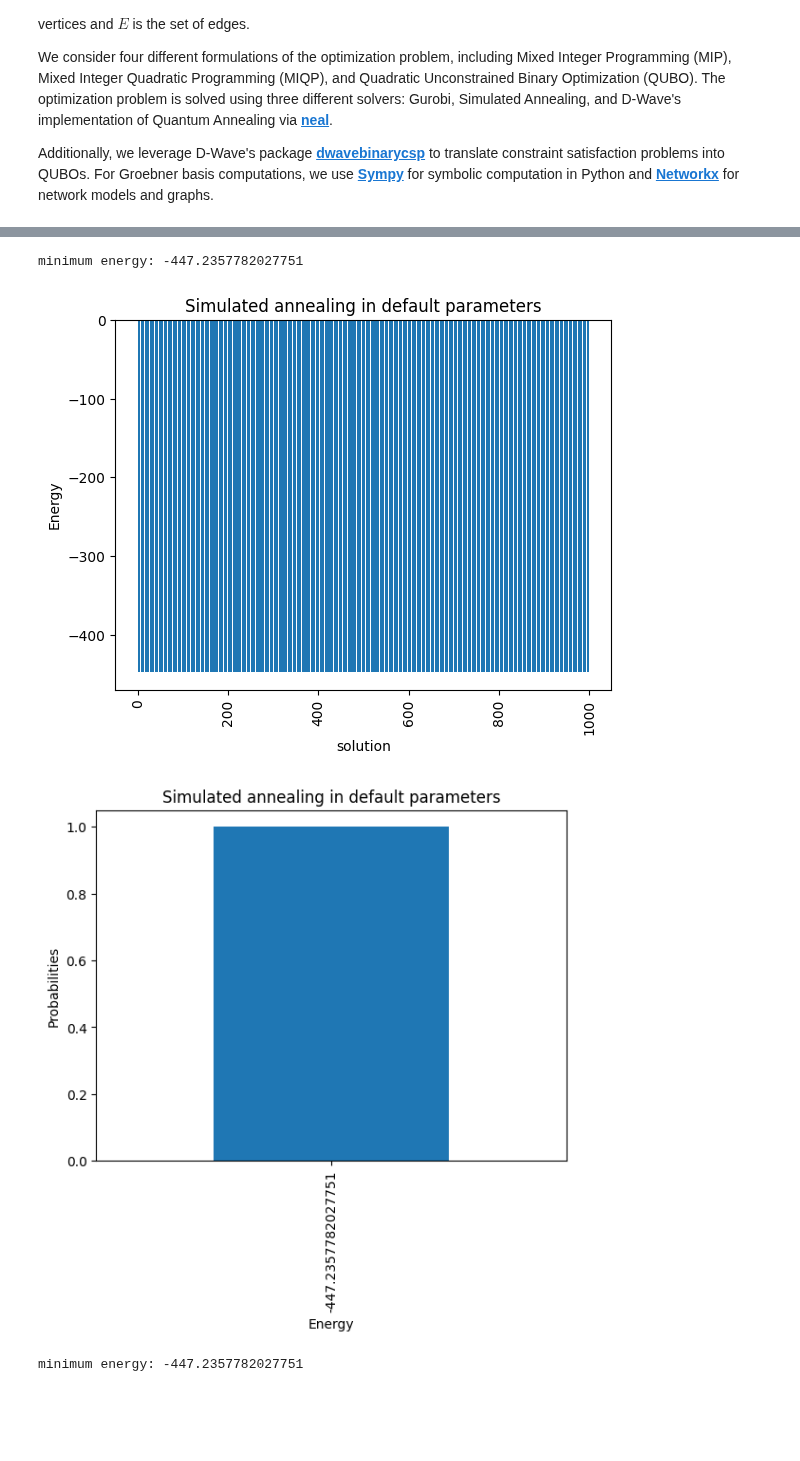
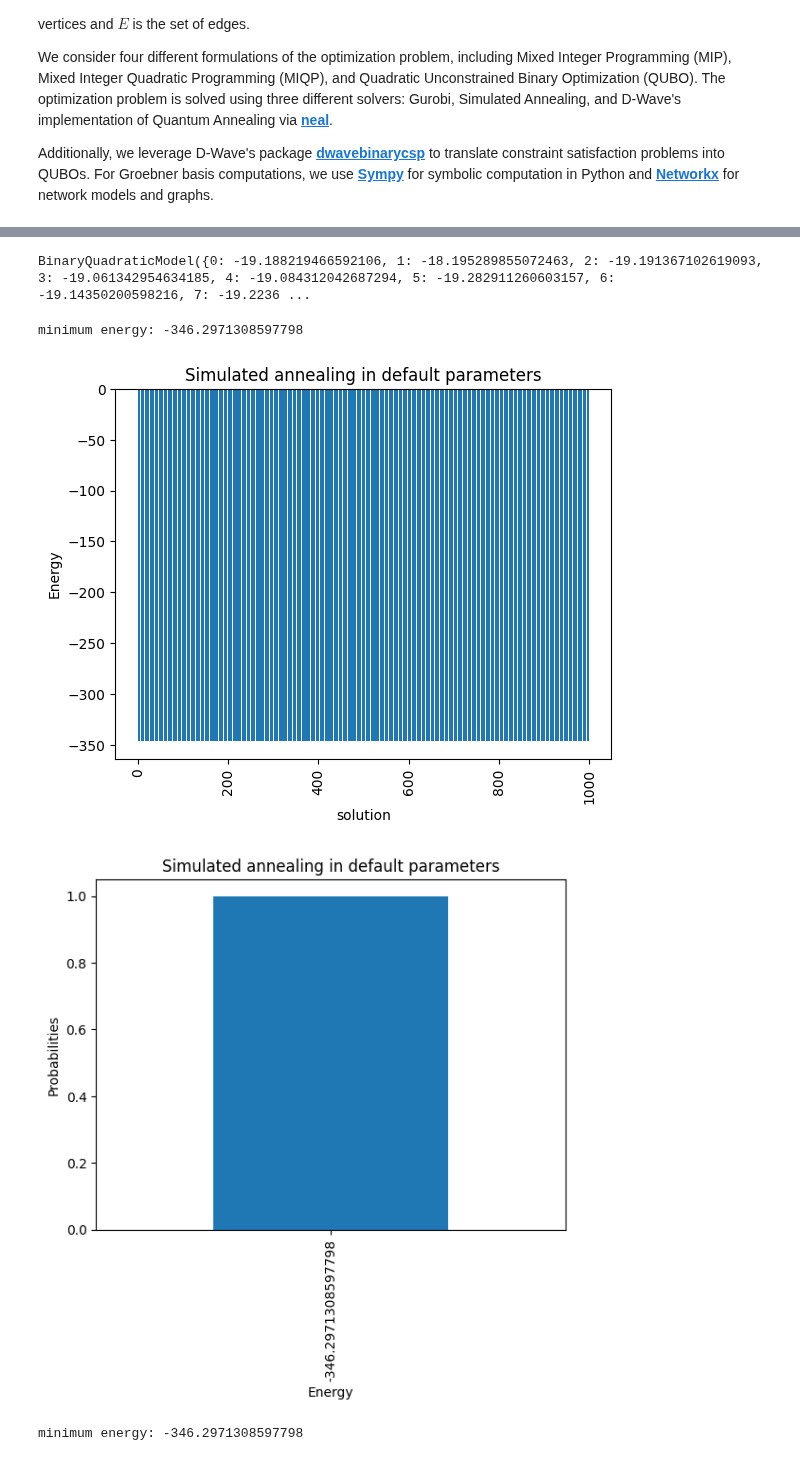
Before and after one commit to anurag-r20/WDN_Sensor_Placement, a Jupyter notebook: WDN_Sensor_Placement.ipynb, the cells around one changed output, grey strips where cells are left out. Drawn from its saved outputs; the diff is of its cells as text; code cells hidden in the pictures; blank space fills up the shorter version.

```diff
--- a/WDN_Sensor_Placement.ipynb
+++ b/WDN_Sensor_Placement.ipynb
@@ -498,0 +527,7 @@ Node T-1: Sensor placed = 0.0
+# %%
+# Print results for QUBO
+
+for node in model_QUBO.nodes:
+    print(f"Node {node}: Sensor placed = {pyo.value(model_QUBO.x[node])}")
+
+sensor_placement_QUBO = {node: pyo.value(model_QUBO.x[node]) for node in model_QUBO.nodes}
@@ -611,7 +688,8 @@ def calculate_Q_matrix(city, s):
 # %%
 city = "Apulian"
 s = 10
-Q = calculate_Q_matrix(city, s)
-print("Q matrix for the QUBO formulation:")
-print(Q)
+rho = 1
+Q, beta = compute_Q_matrix(city, rho, s)
+print(Q, "\n")
+print(beta)
 # %% [output]
@@ -635,6 +713,17 @@ Q matrix for the QUBO formulation:
+# %%
+# Binary Quadratic model (BQM)
+
+def QUBO_dimod(Q, beta):
+
+    "This Function takes the Q matrix and offset beta as arguments and returns a Binary Quadratic Model"
+
+    # Binary Quadratic Model
+    bqm = dimod.BinaryQuadraticModel.from_qubo(Q, offset = beta)
+
+    return bqm
 # %%
-# Binary Quadratic Model
-#bqm = dimod.BinaryQuadraticModel.from_qubo(Q)
+bqm = QUBO_dimod(Q, beta) # returns bqm value
+print(bqm)
 
 # Use ExactSolver to sample the BQM
 #exactSampler = dimod.reference.samplers.ExactSolver()
@@ -647,6 +736,8 @@ Q matrix for the QUBO formulation:
 # If you want to extract and process the samples:
 #for sample, energy in exactSamples.data(['sample', 'energy']):
     #print(sample, "Energy:", energy)
+# %% [output]
+BinaryQuadraticModel({0: -19.188219466592106, 1: -18.195289855072463, 2: -19.191367102619093, 3: -19.061342954634185, 4: -19.084312042687294, 5: -19.282911260603157, 6: -19.14350200598216, 7: -19.2236 ...
 # %%
 # Some useful functions to get plots
 def plot_enumerate(results, title=None):
@@ -721,16 +812,14 @@ def plot_energies(results, title=None, skip=1):
 # %%
 # Simulated Annealing
 
-beta = 1 #offset
-mod = dimod.BinaryQuadraticModel.from_qubo(Q, offset=beta)
-
+mod = bqm
 simAnnSampler = neal.SimulatedAnnealingSampler()
 simAnnSamples = simAnnSampler.sample(mod, num_reads=1000)
 plot_enumerate(simAnnSamples, title='Simulated annealing in default parameters')
 plot_energies(simAnnSamples, title='Simulated annealing in default parameters')
 simAnnSamples.info
 # %% [output]
-minimum energy: -447.2357782027751
+minimum energy: -346.2971308597798
-[figure, old version]
+[figure, new version]
-[figure, old version]
+[figure, new version]
-minimum energy: -447.2357782027751
+minimum energy: -346.2971308597798
```
Also changed, not shown: parts of 71 cells of this notebook.
